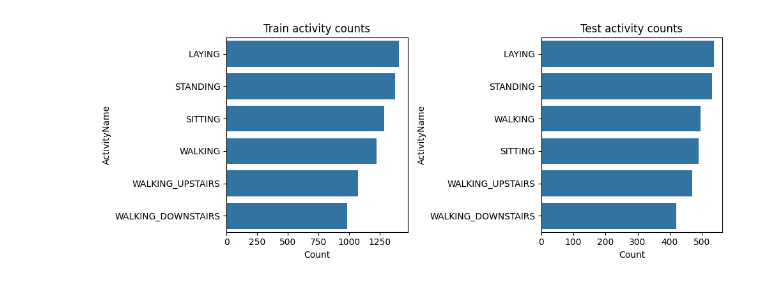
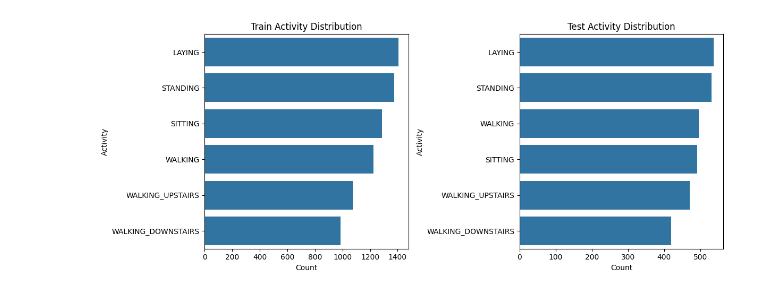
Before and after one commit to leiyese/HAR_TCN_Autoencoder, a Jupyter notebook: notbooks/EDA.ipynb, the cells around one changed output. Saved outputs shown, nothing was run; the diff lists cells and outputs as text; code cells hidden in the pictures.

Commit message:
refactor: data_loader.py and EDA

```diff
--- a/notbooks/EDA.ipynb
+++ b/notbooks/EDA.ipynb
@@ -63,21 +82,21 @@ Name: count, dtype: int64
 # %%
-# Plot activity distribution for train and test
-import matplotlib.pyplot as plt
-import seaborn as sns
+# Plot activity distributions
+fig, axes = plt.subplots(1, 2, figsize=(12, 5))
 
-plt.figure(figsize=(10,4))
-plt.subplot(1,2,1)
-sns.countplot(y='ActivityName', data=train, order=train['ActivityName'].value_counts().index)
-plt.title('Train activity counts')
-plt.xlabel('Count')
+# Train distribution
+train_df = pd.DataFrame({'Activity': [activity_labels[y] for y in y_train]})
+sns.countplot(y='Activity', data=train_df, ax=axes[0], order=train_df['Activity'].value_counts().index)
+axes[0].set_title('Train Activity Distribution')
+axes[0].set_xlabel('Count')
 
-plt.subplot(1,2,2)
-sns.countplot(y='ActivityName', data=test, order=test['ActivityName'].value_counts().index)
-plt.title('Test activity counts')
-plt.xlabel('Count')
+# Test distribution
+test_df = pd.DataFrame({'Activity': [activity_labels[y] for y in y_test]})
+sns.countplot(y='Activity', data=test_df, ax=axes[1], order=test_df['Activity'].value_counts().index)
+axes[1].set_title('Test Activity Distribution')
+axes[1].set_xlabel('Count')
 
 plt.tight_layout()
 plt.show()
 # %% [output]
-[figure, old version]
+[figure, new version]
 # %%
```
Also changed, not shown: parts of 4 cells of this notebook, 4 other files.
